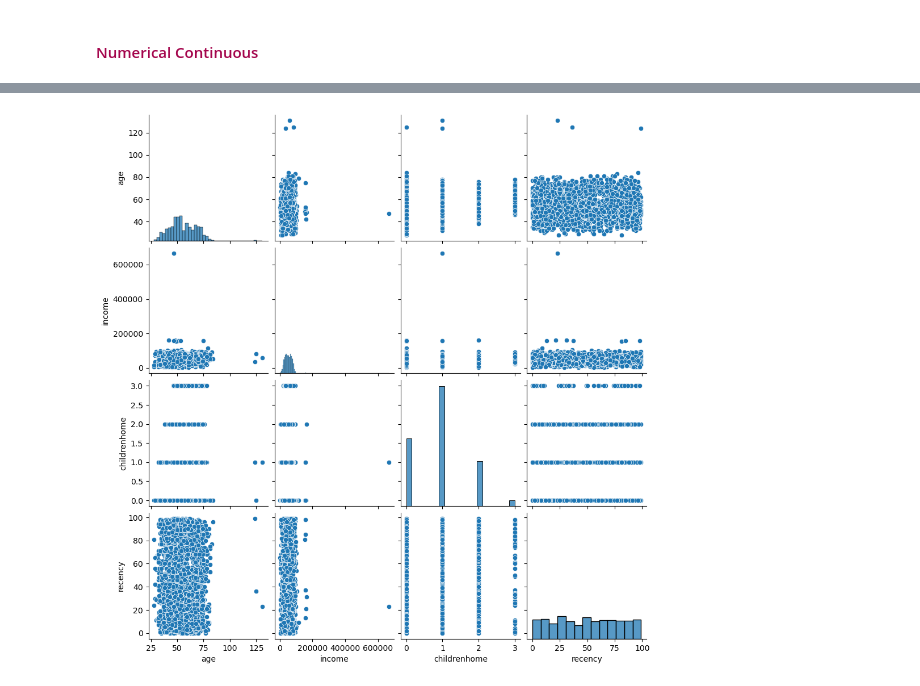
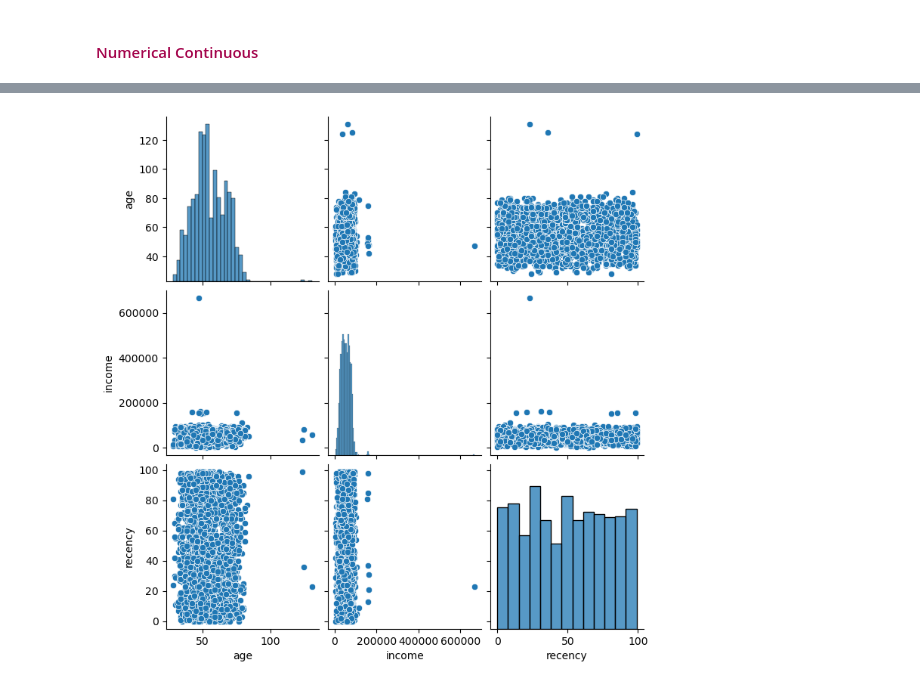
Before and after one commit to TonioDominguez/Marketing_Analysis_Clustering_Clients, a Jupyter notebook: preprocessing.ipynb, the cells around one changed output, grey strips where cells are left out. Saved outputs shown, nothing was run; the diff lists cells and outputs as text; code cells hidden in the pictures.

```diff
--- a/preprocessing.ipynb
+++ b/preprocessing.ipynb
@@ -104,6 +104,9 @@ As we see at the sneak peak, our dataset it's pretty clean (because this csv was
 - Types: 25 integers (6 of them are booleans), 3 objects and 1 float
 
 And for the unique values, we can notice that there are a few binary numerical variables, that should be better if we transform them into categorical booleans.
+# %%
+# Before all, we will erase 'id' column, as it is not useful for our analysis
+df.drop(columns=['id'], inplace=True)
 # %%
 
 # First, let's convert the binary columns to boolean type for better representation
@@ -191,4 +221,6 @@ boxplotter_all(num_var[['age', 'income', 'childrenhome', 'recency']])
 # %%
-pairplotter(num_var[['age', 'income', 'childrenhome', 'recency']], hue=None, size=2.5)
+#First, let's visualize demographic variables using pairplot
+
+pairplotter(num_var[['age', 'income', 'recency']], hue=None, size=2.5)
 # %% [output]
-[figure, old version]
+[figure, new version]
```
Also changed, not shown: parts of 24 cells of this notebook.
